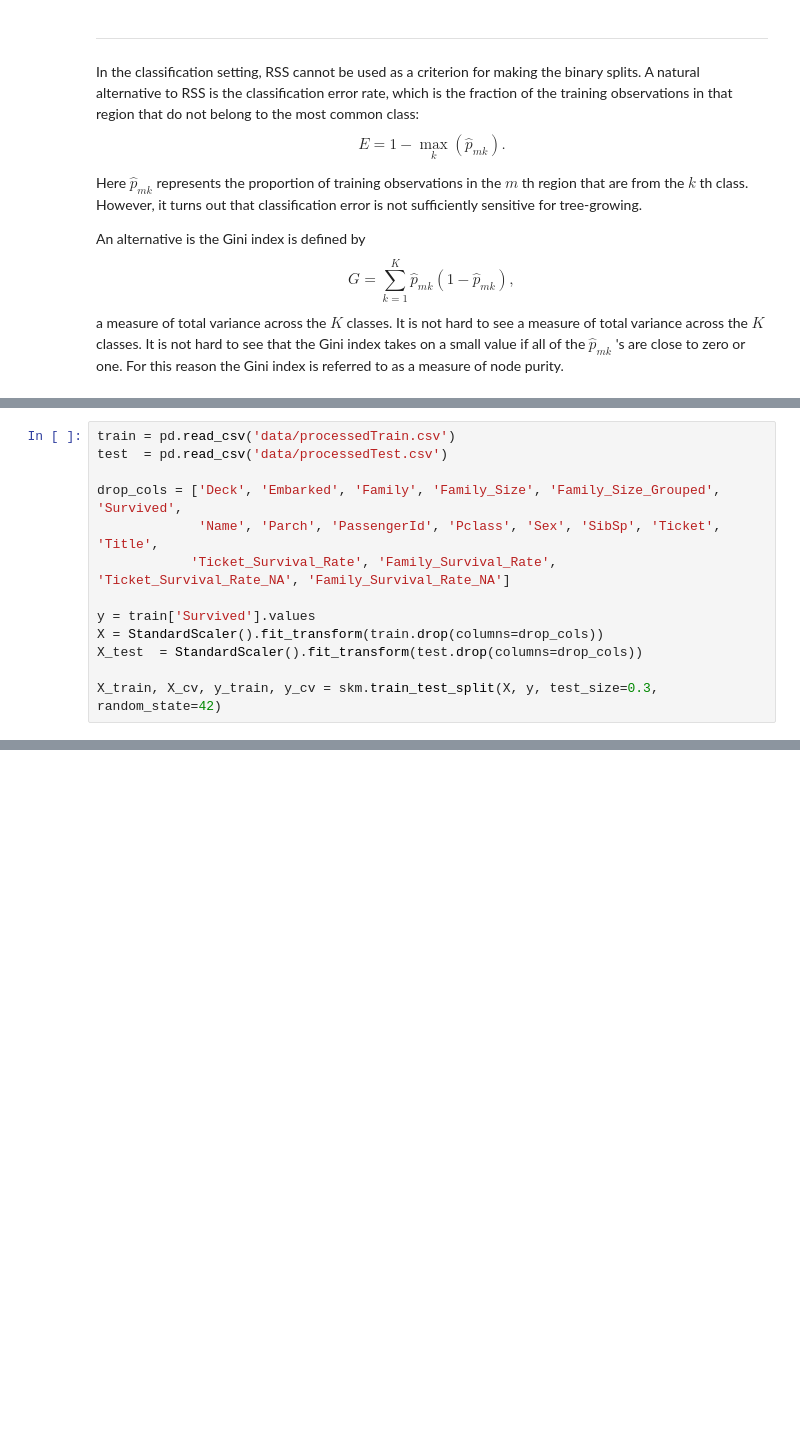
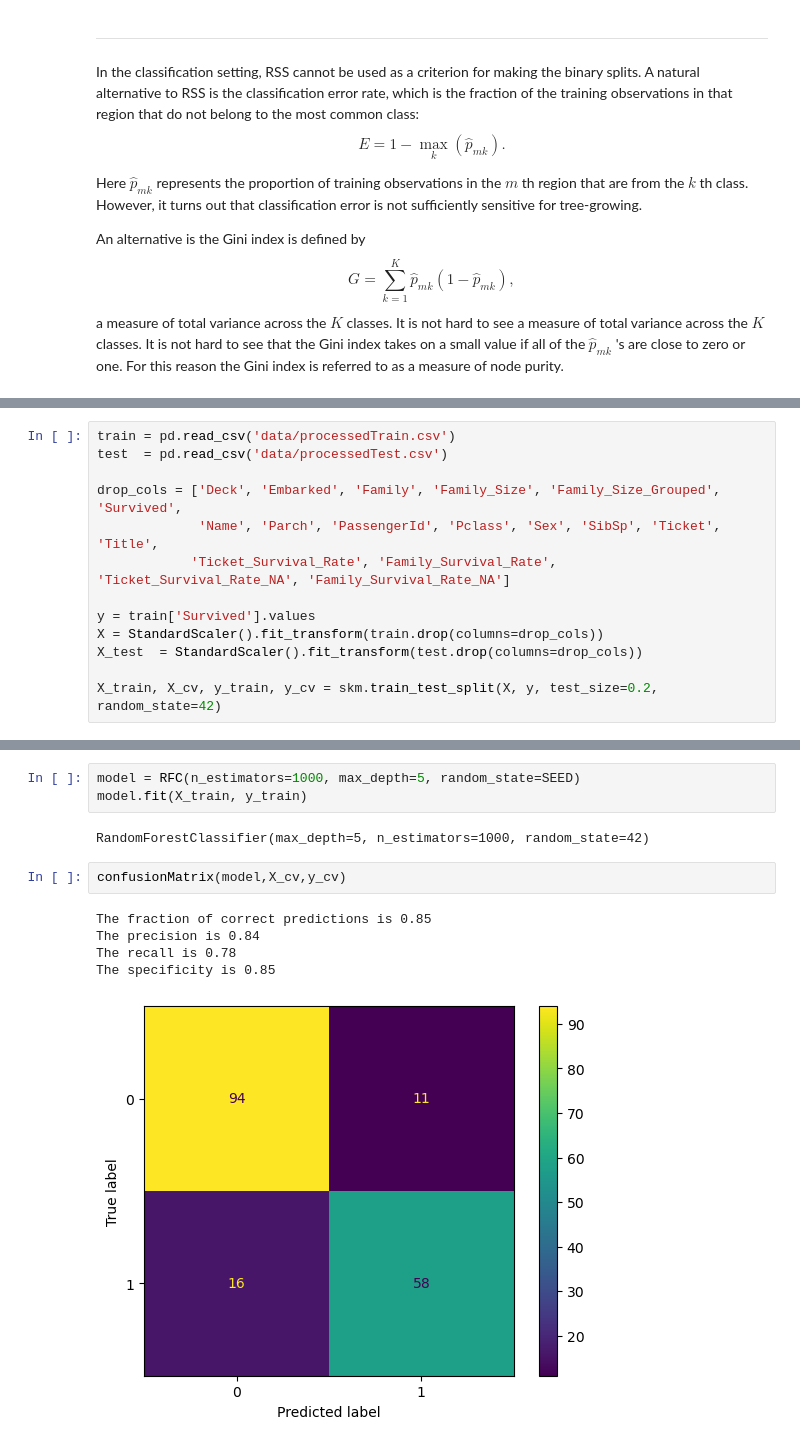
Before and after one commit to odshelley/kagglePublic, a Jupyter notebook: titanic/RFApproach.ipynb, the cells around one changed output, grey strips where cells are left out. Saved outputs shown, nothing was run; the diff lists cells and outputs as text; blank space fills up the shorter version.

```diff
--- a/titanic/RFApproach.ipynb
+++ b/titanic/RFApproach.ipynb
@@ -97,4 +154,4 @@ y = train['Survived'].values
 X = StandardScaler().fit_transform(train.drop(columns=drop_cols))
 X_test  = StandardScaler().fit_transform(test.drop(columns=drop_cols))
 
-X_train, X_cv, y_train, y_cv = skm.train_test_split(X, y, test_size=0.3, random_state=42)
+X_train, X_cv, y_train, y_cv = skm.train_test_split(X, y, test_size=0.2, random_state=42)
@@ -100,0 +162,13 @@ X_train, X_cv, y_train, y_cv = skm.train_test_split(X, y, test_size=0.3, random_
+# %%
+model = RFC(n_estimators=1000, max_depth=5, random_state=SEED)
+model.fit(X_train, y_train)
+# %% [output]
+RandomForestClassifier(max_depth=5, n_estimators=1000, random_state=42)
+# %%
+confusionMatrix(model,X_cv,y_cv)
+# %% [output]
+The fraction of correct predictions is 0.85
+The precision is 0.84
+The recall is 0.78
+The specificity is 0.85
+[figure, added]
```
Also changed, not shown: parts of 17 cells of this notebook, 4 other files.
